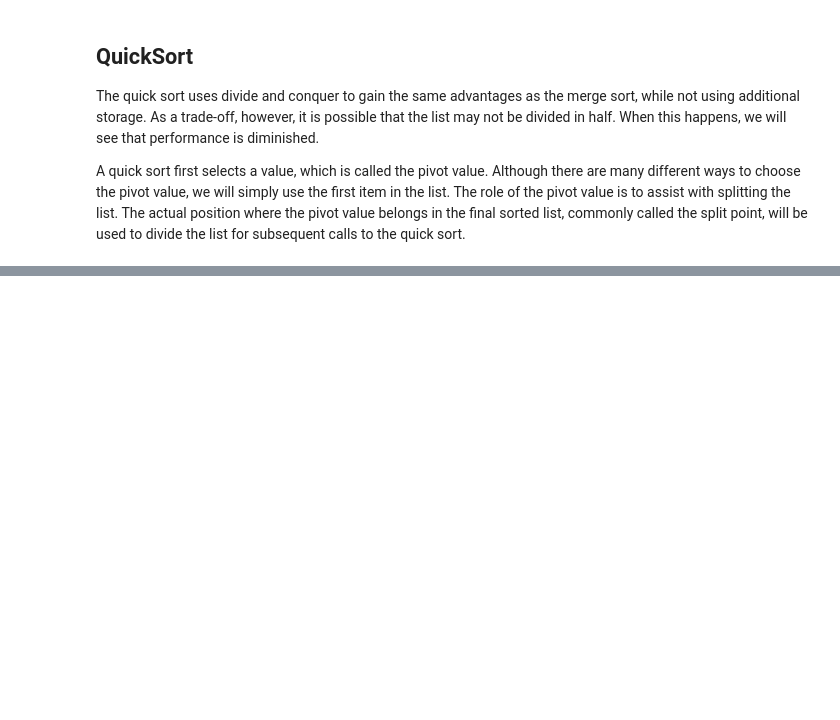
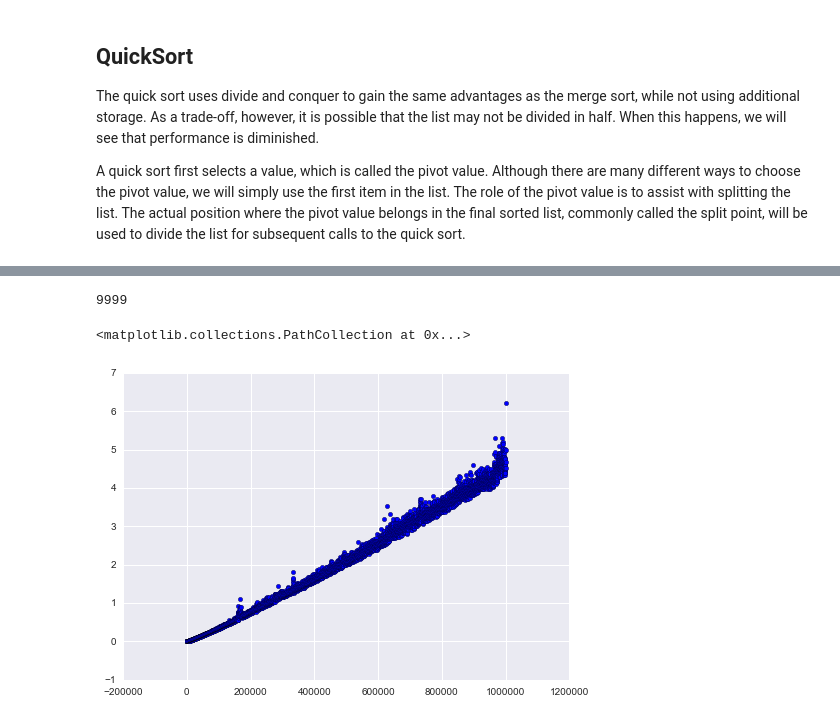
Before and after one commit to bnmnetp/CS160, a Jupyter notebook: 11_Sorting/SortCompare.ipynb, the cells around one changed output, grey strips where cells are left out. Cells and saved outputs as stored; diff of their text form; code cells hidden in the pictures; blank space fills up the shorter version.

```diff
--- a/11_Sorting/SortCompare.ipynb
+++ b/11_Sorting/SortCompare.ipynb
@@ -235,0 +289,9 @@ print(alist)
+# %%
+len(qstimes)
+# %% [output]
+9999
+# %%
+plt.scatter(sizes,qstimes)
+# %% [output]
+<matplotlib.collections.PathCollection at 0x...>
+[figure, added]
```
Also changed, not shown: parts of 11 cells of this notebook, 2 other files.
